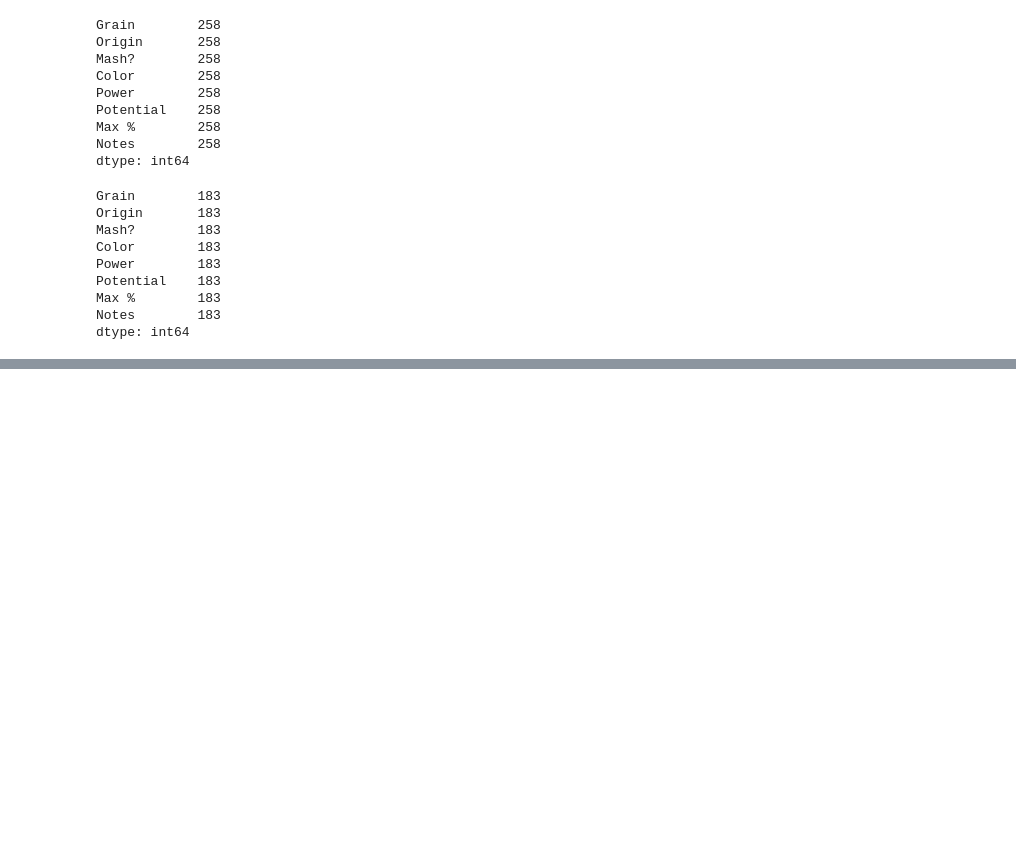
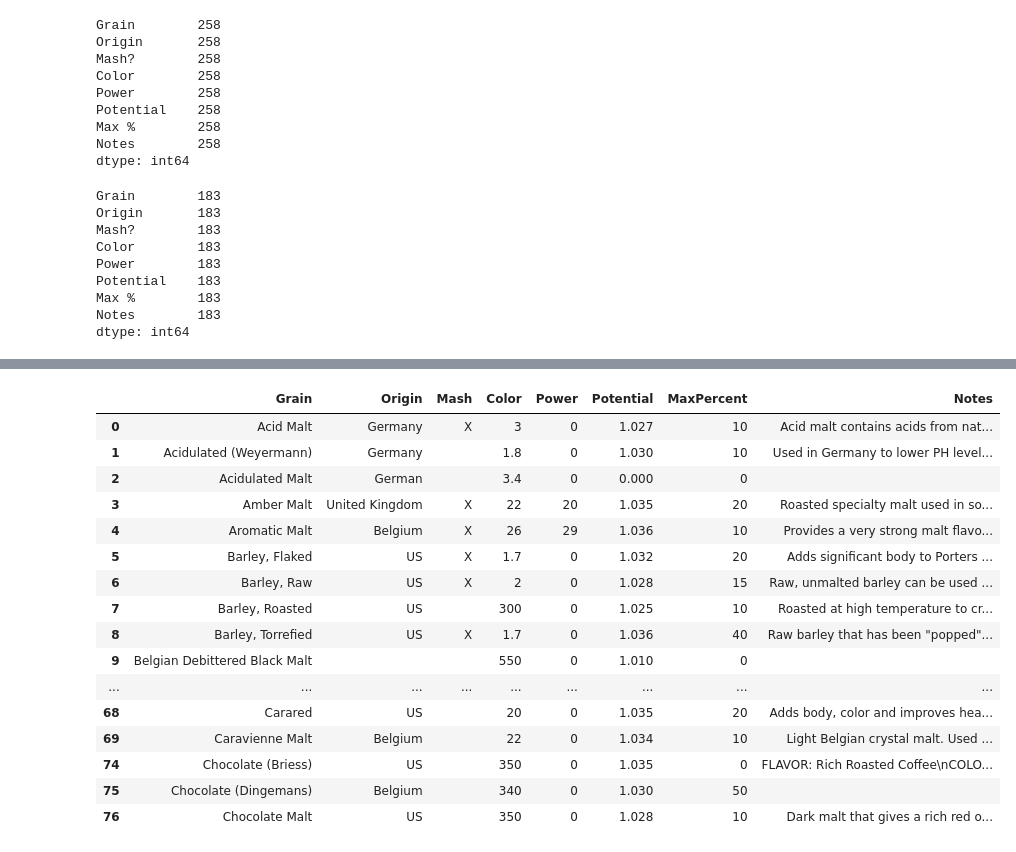
Before and after one commit to bceolincamargo/homebrew, a Jupyter notebook: WebScrapGrains.ipynb, the cells around one changed output, grey strips where cells are left out. Drawn from its saved outputs; the diff is of its cells as text; code cells hidden in the pictures; blank space fills up the shorter version.

```diff
--- a/WebScrapGrains.ipynb
+++ b/WebScrapGrains.ipynb
@@ -209,0 +230,22 @@ memory usage: 16.2+ KB
+# %%
+df = df.sort_values(by=['Grain'])
+# %%
+df.head(60)
+# %% [output]
+|  | Grain | Origin | Mash | Color | Power | Potential | MaxPercent | Notes |
+| 0 | Acid Malt | Germany | X | 3 | 0 | 1.027 | 10 | Acid malt contains acids from nat... |
+| 1 | Acidulated (Weyermann) | Germany |  | 1.8 | 0 | 1.030 | 10 | Used in Germany to lower PH level... |
+| 2 | Acidulated Malt | German |  | 3.4 | 0 | 0.000 | 0 |  |
+| 3 | Amber Malt | United Kingdom | X | 22 | 20 | 1.035 | 20 | Roasted specialty malt used in so... |
+| 4 | Aromatic Malt | Belgium | X | 26 | 29 | 1.036 | 10 | Provides a very strong malt flavo... |
+| 5 | Barley, Flaked | US | X | 1.7 | 0 | 1.032 | 20 | Adds significant body to Porters ... |
+| 6 | Barley, Raw | US | X | 2 | 0 | 1.028 | 15 | Raw, unmalted barley can be used ... |
+| 7 | Barley, Roasted | US |  | 300 | 0 | 1.025 | 10 | Roasted at high temperature to cr... |
+| 8 | Barley, Torrefied | US | X | 1.7 | 0 | 1.036 | 40 | Raw barley that has been "popped"... |
+| 9 | Belgian Debittered Black Malt |  |  | 550 | 0 | 1.010 | 0 |  |
+| ... | ... | ... | ... | ... | ... | ... | ... | ... |
+| 68 | Carared | US |  | 20 | 0 | 1.035 | 20 | Adds body, color and improves hea... |
+| 69 | Caravienne Malt | Belgium |  | 22 | 0 | 1.034 | 10 | Light Belgian crystal malt. Used ... |
+| 74 | Chocolate (Briess) | US |  | 350 | 0 | 1.035 | 0 | FLAVOR: Rich Roasted Coffee\nCOLO... |
+| 75 | Chocolate (Dingemans) | Belgium |  | 340 | 0 | 1.030 | 50 |  |
+| 76 | Chocolate Malt | US |  | 350 | 0 | 1.028 | 10 | Dark malt that gives a rich red o... |
```
Also changed, not shown: parts of 15 cells of this notebook, 8 other files.
